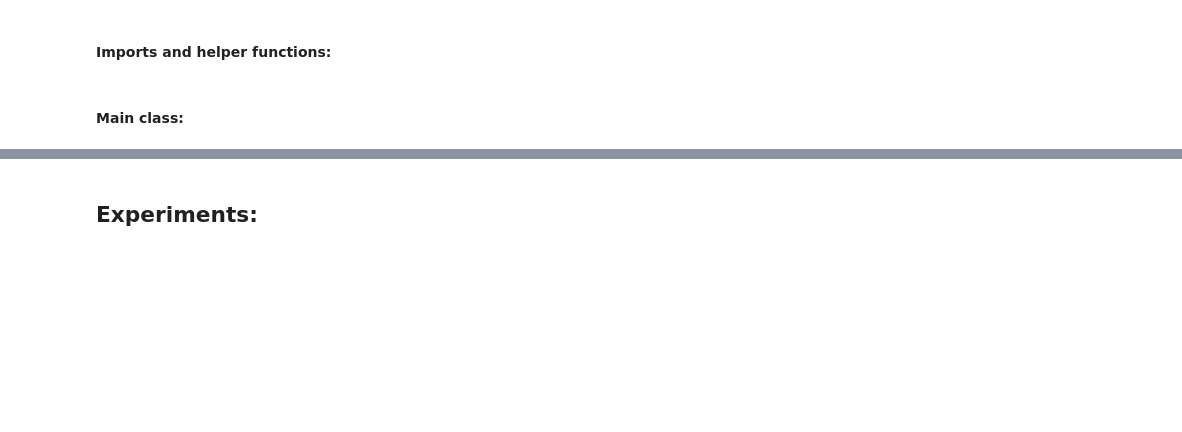
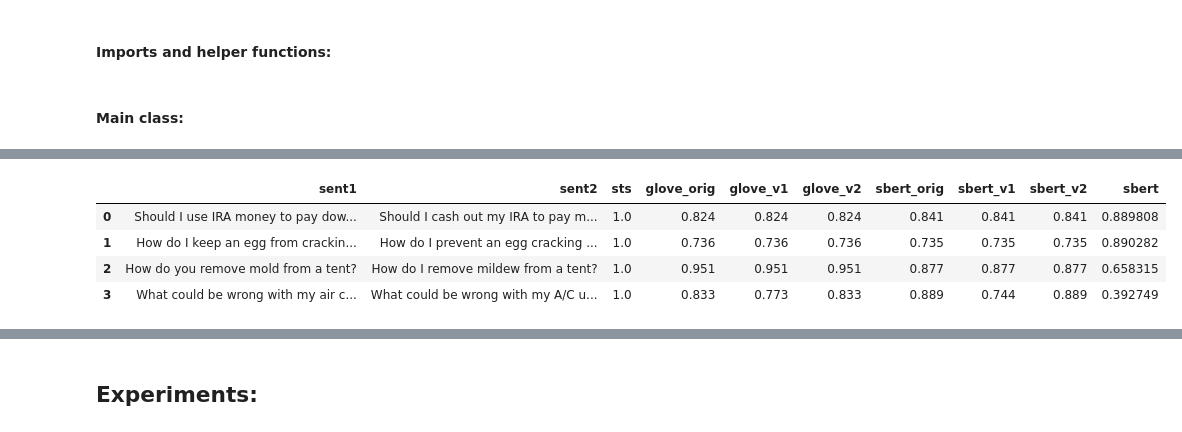
Before and after one commit to denlogv/Extending-semantic-metrics-for-AMR, a Jupyter notebook: main.ipynb, the cells around one changed output, grey strips where cells are left out. Cells and saved outputs as stored; diff of their text form; code cells hidden in the pictures; blank space fills up the shorter version.

```diff
--- a/main.ipynb
+++ b/main.ipynb
@@ -496,8 +479,0 @@ is being executed...
-# %%
-results = [
-    Path('.')/'data'/'amr'/'analysis'/'STS2016_orig_results.txt',
-    Path('.')/'data'/'amr'/'analysis'/'STS2016_concat_ver1_results.txt'
-]
-for res in results:
-    with open(res) as f:
-        print(len(f.readlines()))
@@ -547 +542,73 @@ corrs = [corr_pearson, corr_spearman]
+# %%
+import torch
+from IPython.display import display
+from sentence_transformers import SentenceTransformer, util
+
+results1 = [
+    Path('.')/'analysis'/'sts'/'s2match_glove_results'/'STS2016_orig_results_full.txt',
+    Path('.')/'analysis'/'sts'/'s2match_glove_results'/'STS2016_concat_ver2_results_full.txt',
+    Path('.')/'analysis'/'sts'/'s2match_glove_results'/'STS2016_concat_ver1_results_full.txt'
+]
+
+results2 = [
+    Path('.')/'analysis'/'sts'/'s2match_sbert_results'/'STS2016_orig_results_full.txt',
+    Path('.')/'analysis'/'sts'/'s2match_sbert_results'/'STS2016_concat_ver2_results_full.txt',
+    Path('.')/'analysis'/'sts'/'s2match_sbert_results'/'STS2016_concat_ver1_results_full.txt'
+]
+
+def get_smatch_scores(path, rounded=False):
+    """
+    Extract scores from lines which start with 'Smatch score F1'
+    """
+    prefix = 'Smatch score F1 '
+    scores = []
+    with open(path) as f:
+        for line in f:
+            if line.startswith(prefix):
+                if rounded:
+                    score = float(round(float(line.split()[-1])))
+                else:
+                    score = float(line.split()[-1])
+                scores.append(score)
+    return scores
+
+smatch_glove_concat_ver1 = get_smatch_scores(results1[-1])
+smatch_glove_concat_ver2 = get_smatch_scores(results1[1])
+smatch_glove_orig        = get_smatch_scores(results1[0])
+
+smatch_sbert_concat_ver1 = get_smatch_scores(results2[-1])
+smatch_sbert_concat_ver2 = get_smatch_scores(results2[1])
+smatch_sbert_orig        = get_smatch_scores(results2[0])
+
+tsv_df = pd.read_csv(Path('.')/'data'/'STS2016_full_fix.tsv', sep='\t', header=0,
+                     usecols=['sent1', 'sent2', 'sts'],
+                     names=['sent1', 'sent2', 'c3', 'sts'])
+
+tsv_df['glove_orig'] = smatch_glove_orig
+tsv_df['glove_v1']   = smatch_glove_concat_ver1
+tsv_df['glove_v2']   = smatch_glove_concat_ver2
+
+tsv_df['sbert_orig'] = smatch_sbert_orig
+tsv_df['sbert_v1']   = smatch_sbert_concat_ver1
+tsv_df['sbert_v2']   = smatch_sbert_concat_ver2
+
+tsv_df['sts'] = tsv_df['sts']/5
+
+sbert = SentenceTransformer('distilbert-base-nli-stsb-mean-tokens')
+embeddings1 = sbert.encode(tsv_df['sent1'], convert_to_tensor=True)
+embeddings2 = sbert.encode(tsv_df['sent2'], convert_to_tensor=True)
+
+cosine_scores = util.pytorch_cos_sim(embeddings1, embeddings2)
+cosine_scores = torch.diagonal(cosine_scores)
+
+tsv_df['sbert'] = cosine_scores
+
+display(tsv_df.head(4))
+#tsv_df.info()
+# %% [output]
+|  | sent1 | sent2 | sts | glove_orig | glove_v1 | glove_v2 | sbert_orig | sbert_v1 | sbert_v2 | sbert |
+| 0 | Should I use IRA money to pay dow... | Should I cash out my IRA to pay m... | 1.0 | 0.824 | 0.824 | 0.824 | 0.841 | 0.841 | 0.841 | 0.889808 |
+| 1 | How do I keep an egg from crackin... | How do I prevent an egg cracking ... | 1.0 | 0.736 | 0.736 | 0.736 | 0.735 | 0.735 | 0.735 | 0.890282 |
+| 2 | How do you remove mold from a tent? | How do I remove mildew from a tent? | 1.0 | 0.951 | 0.951 | 0.951 | 0.877 | 0.877 | 0.877 | 0.658315 |
+| 3 | What could be wrong with my air c... | What could be wrong with my A/C u... | 1.0 | 0.833 | 0.773 | 0.833 | 0.889 | 0.744 | 0.889 | 0.392749 |
 # %%
```
Also changed, not shown: parts of 13 cells of this notebook, 27 other files.
